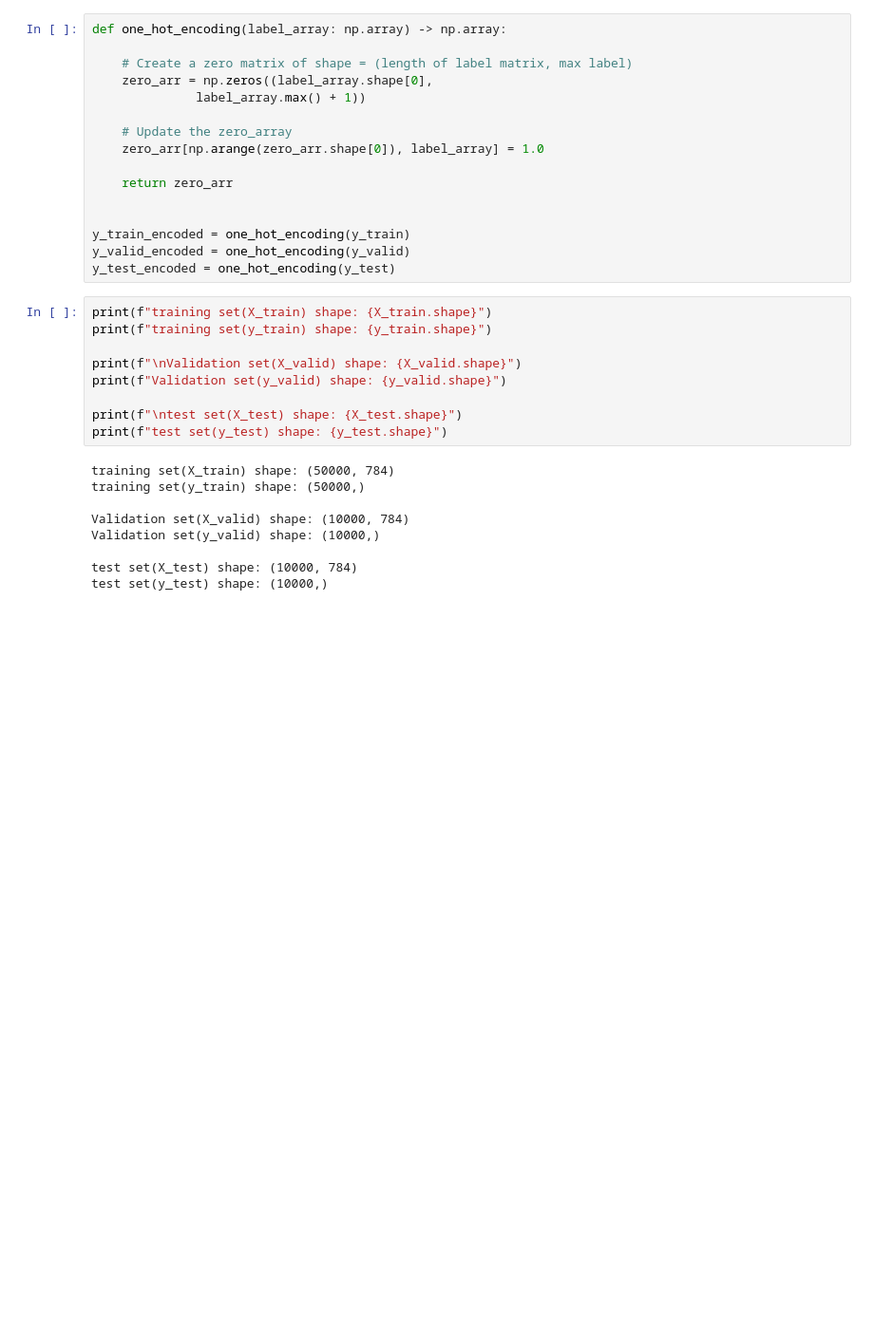
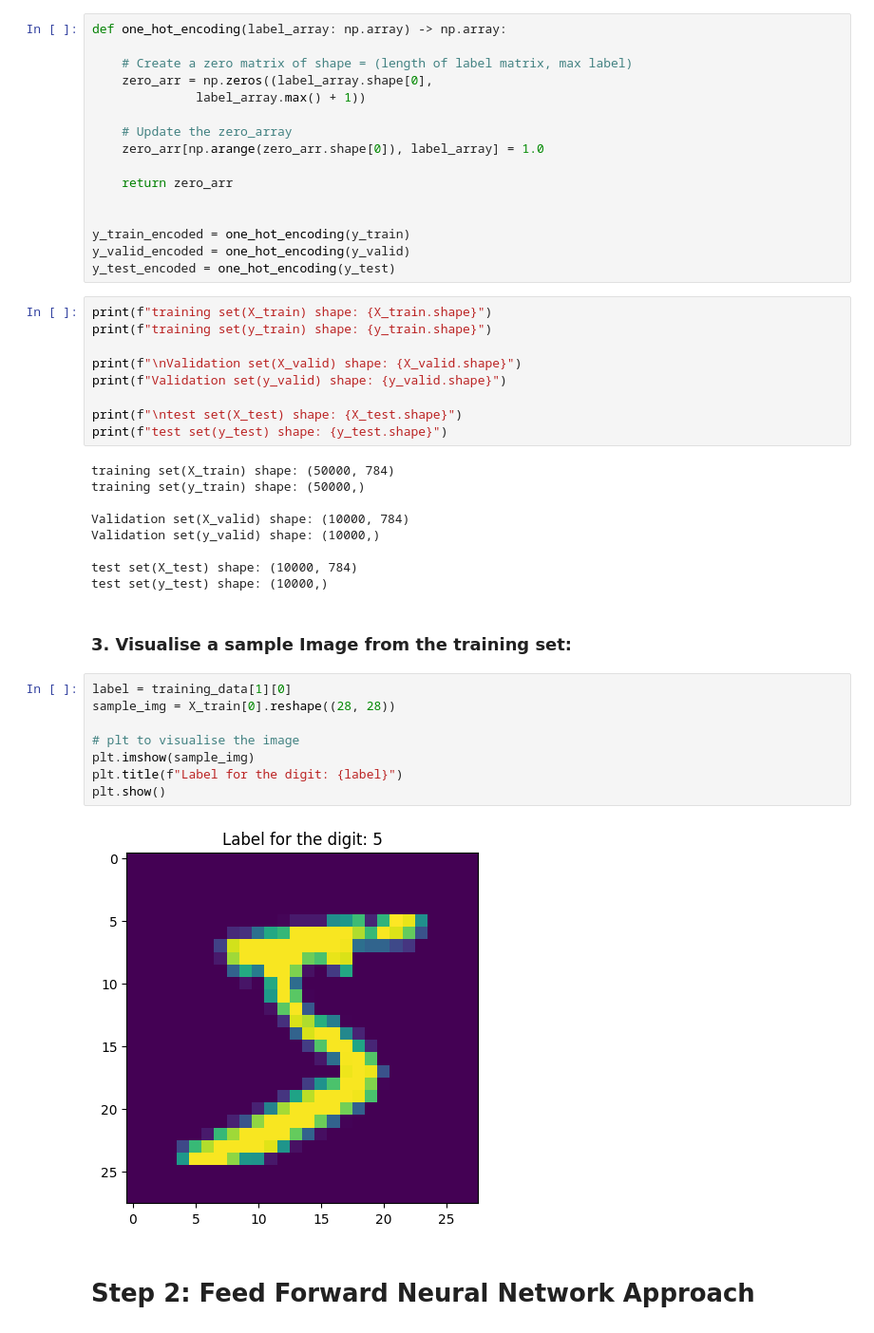
Before and after one commit to santhoshkavi123/deep_learning_sans, a Jupyter notebook: Neural_Networks/FeedForward_NN/MINIST.ipynb, the cells around one changed output. Shown at 95% size. Cells and saved outputs as stored; diff of their text form; blank space fills up the shorter version.

```diff
--- a/Neural_Networks/FeedForward_NN/MINIST.ipynb
+++ b/Neural_Networks/FeedForward_NN/MINIST.ipynb
@@ -133,3 +133,17 @@ Validation set(y_valid) shape: (10000,)
 
 test set(X_test) shape: (10000, 784)
 test set(y_test) shape: (10000,)
+# %% [markdown]
+### 3. Visualise a sample Image from the training set:
+# %%
+label = training_data[1][0]
+sample_img = X_train[0].reshape((28, 28))
+
+# plt to visualise the image
+plt.imshow(sample_img)
+plt.title(f"Label for the digit: {label}")
+plt.show()
+# %% [output]
+[figure, added]
+# %% [markdown]
+# Step 2: Feed Forward Neural Network Approach
```
Also changed, not shown: parts of 3 cells of this notebook.
